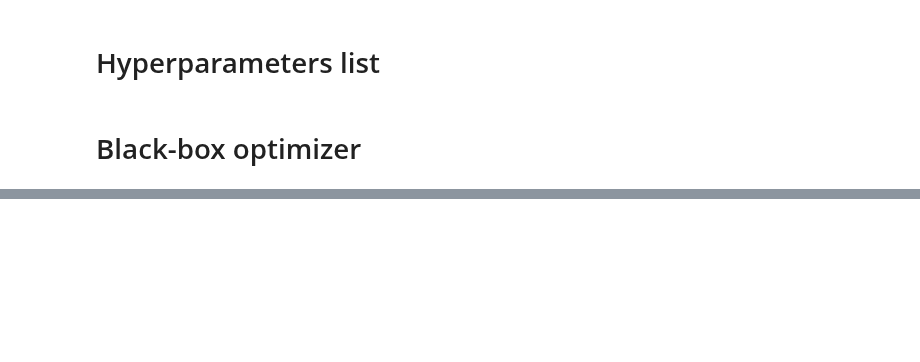
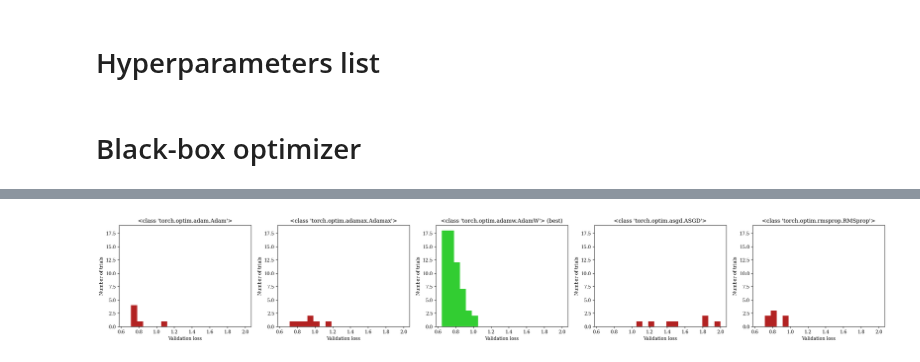
Before and after one commit to Whojo/Autonomous-Navigation-Offroad-by-traversability-analysis, a Jupyter notebook: src/models_development/multimodal_velocity_regression_alt/hyperparameter-tuning.ipynb, the cells around one changed output, grey strips where cells are left out. Drawn from its saved outputs; the diff is of its cells as text; code cells hidden in the pictures; blank space fills up the shorter version.

```diff
--- a/src/models_development/multimodal_velocity_regression_alt/hyperparameter-tuning.ipynb
+++ b/src/models_development/multimodal_velocity_regression_alt/hyperparameter-tuning.ipynb
@@ -192,5 +203,6 @@ Result(
 )
 # %%
 df = results.get_dataframe()
-df.columns
+best = df.iloc[df["val_loss"].argmin()]
+best
 # %% [output]
@@ -210,0 +265,22 @@ results.experiment_path
+# %%
+_, ax_list = plt.subplots(1, len(optimizers), figsize=(6 * len(optimizers), 4))
+
+for ax, (opt, group) in zip(ax_list, df.groupby("config/optimizer")):
+    title = f"{opt}"
+    color = "firebrick"
+    if str(best["config/optimizer"]) == opt:
+        color = "limegreen"
+        title += " (best)"
+
+    ax.set_title(title)
+    ax.hist(
+        group["val_loss"],
+        range=range_,
+        bins=20,
+        color=color,
+    )
+    ax.set_xlabel("Validation loss")
+    ax.set_ylabel("Number of trials")
+    ax.set_ylim(0, 19)
+# %% [output]
+[figure, added]
```
Also changed, not shown: parts of 14 cells of this notebook.
